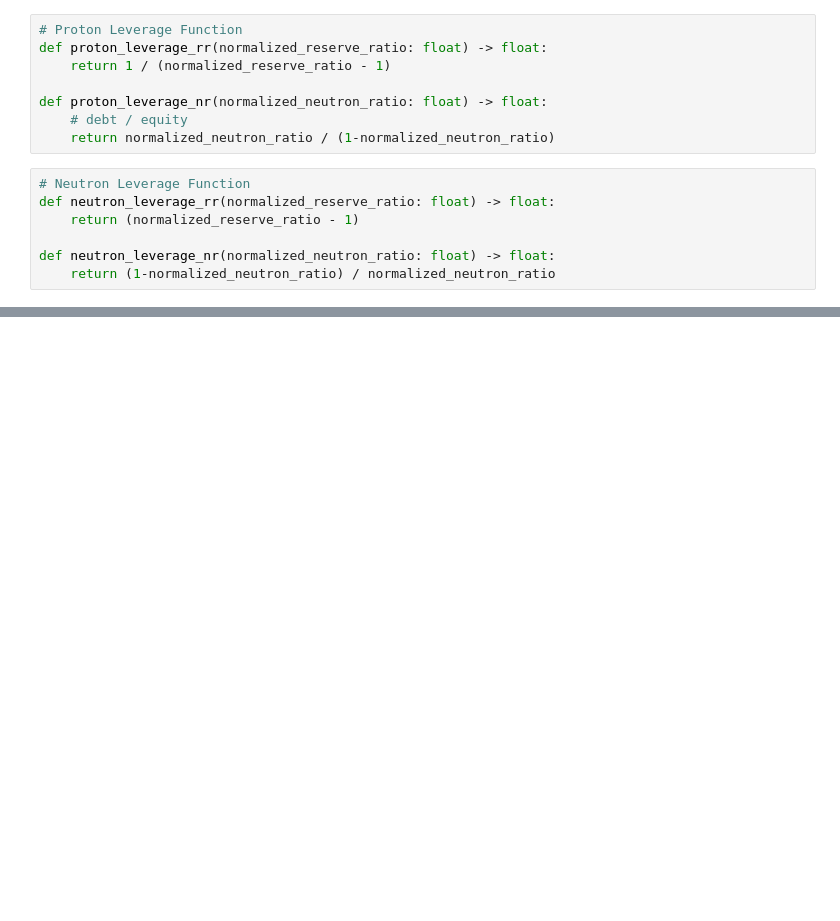
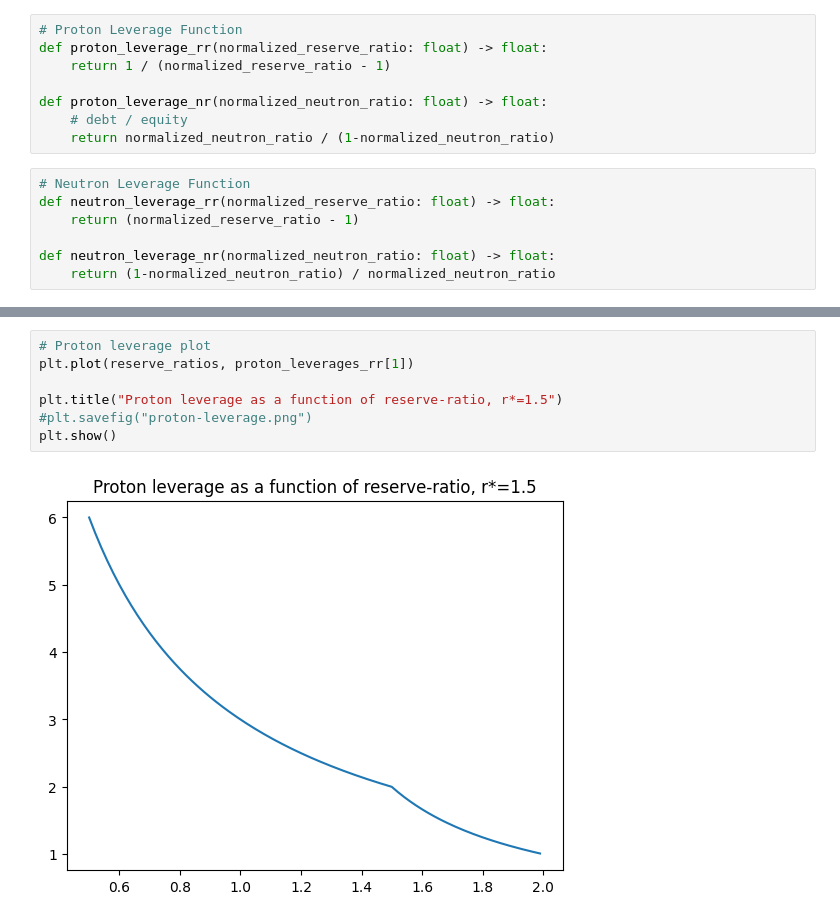
Before and after one commit to ldgaetano/gluon-sims, a Jupyter notebook: gluon-z-sims.ipynb, the cells around one changed output, grey strips where cells are left out. Drawn from its saved outputs; the diff is of its cells as text; blank space fills up the shorter version.

```diff
--- a/gluon-z-sims.ipynb
+++ b/gluon-z-sims.ipynb
@@ -380,6 +507,15 @@ plt.title("Proton leverage as a function of reserve-ratio, r*=1.01")
 plt.show()
 # %% [output]
 [figure]
+# %%
+# Proton leverage plot
+plt.plot(reserve_ratios, proton_leverages_rr[1])
+
+plt.title("Proton leverage as a function of reserve-ratio, r*=1.5")
+#plt.savefig("proton-leverage.png")
+plt.show()
+# %% [output]
+[figure, added]
 # %%
 # Neutron leverage plot
 
```
Also changed, not shown: parts of 7 cells of this notebook.
